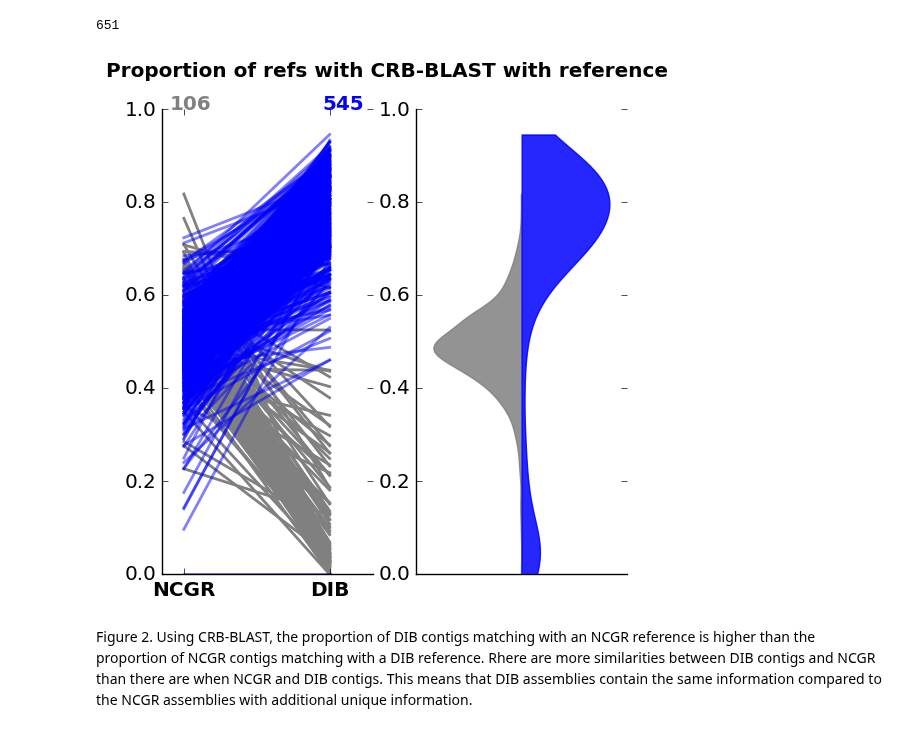
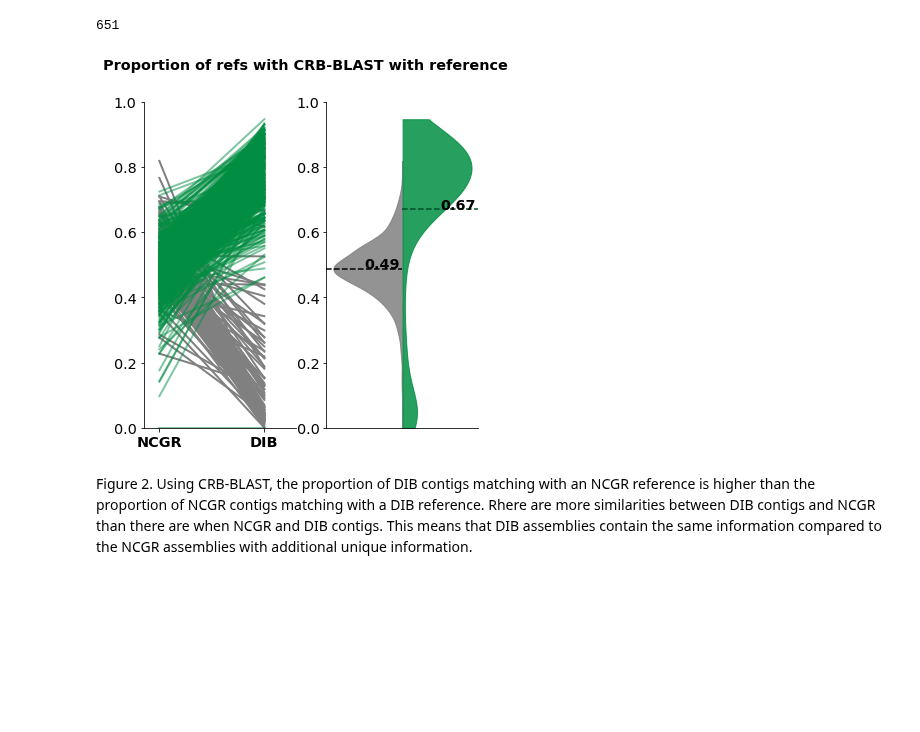
Before and after one commit to johnsolk/MMETSP, a Jupyter notebook: notebooks/Figure_2_Lisa.ipynb, the cells around one changed output. Drawn from its saved outputs; the diff is of its cells as text; code cells hidden in the pictures; blank space fills up the shorter version.

```diff
--- a/notebooks/Figure_2_Lisa.ipynb
+++ b/notebooks/Figure_2_Lisa.ipynb
@@ -31,7 +31,7 @@ len(ddd.intersection(ncnc))
 651
 # %%
 def scatter_diff(df1, df2, column, fig, ax, df1name = 'df1', df2name = 'df2',
-                 color1='gray', color2='blue', ymin=0, ymax=1, ypos=.95):
+                 color1='gray', color2='#018E42', ymin=0, ymax=1, ypos=.95):
     # plot scatter differences between two dfs with the same columns
     # create new df for data comparison
 
@@ -46,10 +46,11 @@ def scatter_diff(df1, df2, column, fig, ax, df1name = 'df1', df2name = 'df2',
                                                                           color = color1, lw=2)
     newdf.loc[newdf[df1name] <= newdf[df2name], [df1name, df2name]].T.plot(ax=ax, legend = False,
                                                                            color = color2, alpha = 0.5, lw=2)
-    ax.text(-.1, ypos, str(len(newdf.loc[newdf[df1name] > newdf[df2name]])),
-            color= color1, fontsize='x-large', fontweight='heavy')
-    ax.text(.95, ypos, str(len(newdf.loc[newdf[df1name] <= newdf[df2name]])),
-            color= color2, fontsize='x-large', fontweight='heavy')
+    # prints numbers higher in DIB or NCGR assemblies
+    #ax.text(-.1, ypos, str(len(newdf.loc[newdf[df1name] > newdf[df2name]])),
+            #color= color1, fontsize='x-large', fontweight='heavy')
+    #ax.text(.95, ypos, str(len(newdf.loc[newdf[df1name] <= newdf[df2name]])),
+            #color= color2, fontsize='x-large', fontweight='heavy')
 
     # aesthetics
     ax.set_xlim(-.15, 1.3)
@@ -63,7 +64,7 @@ def scatter_diff(df1, df2, column, fig, ax, df1name = 'df1', df2name = 'df2',
     return newdf, fig, ax
 
 
-def violin_split(df, col1, col2, fig, ax, color2='gray', color1='blue', ymin=0, ymax=1):
+def violin_split(df, col1, col2, fig, ax, color2='gray', color1='#018E42', ymin=0, ymax=1):
     #create split violine plots
     v1 = ax.violinplot(df[col1],
                    showmeans=False, showextrema=False, showmedians=False)
@@ -79,6 +80,16 @@ def violin_split(df, col1, col2, fig, ax, color2='gray', color1='blue', ymin=0,
         b.get_paths()[0].vertices[:, 0] = np.clip(b.get_paths()[0].vertices[:, 0], m, np.inf)
         b.set_color(color1)
         b.set_alpha(0.85)
+
+    [x1,x2]=ax.get_xlim()
+    #plot NCGR mean
+    ax.plot([0,1], [df[col1].mean()]*2,'--', color='black')
+    #plot DIB mean
+    ax.plot([1,2], [df[col2].mean()]*2, '--', color='#004F24')
+    ax.text(0.5+x1/2, df[col1].mean(), str(round(df[col1].mean(),2)), fontsize='x-large', fontweight='bold',multialignment='center')
+    ax.text(0.5+x2/2, df[col2].mean(), str(round(df[col2].mean(),2)), fontsize='x-large', fontweight='bold',multialignment='center')
+
+    ax.set_xlim(x1,x2)
     ax.set_xticks([])
     ax.set_ylim([ymin, ymax])
     ax.spines['top'].set_visible(False)
@@ -97,9 +108,10 @@ def create_plots(df1, df2, column, col_title, df1name = 'NCGR', df2name = 'DIB',
     return outdf, fig, ax
 # %%
 p_refs,fig, ax = create_plots(ncgr_transrate_nt,dib_transrate_nt, 'p_refs_with_CRBB', 'Proportion of refs with CRB-BLAST with reference',ymax=1, ypos=1)
-savefig('CRB-blast.png')
+
+fig.savefig('CRB-blast.pdf',bbox_inches="tight")
 # %% [output]
-[figure, old version]
+[figure, new version]
 # %% [markdown]
 Figure 2. Using CRB-BLAST, the proportion of DIB contigs matching with an NCGR reference is higher than the proportion of NCGR contigs matching with a DIB reference. Rhere are more similarities between DIB contigs and NCGR than there are when NCGR and DIB contigs. This means that DIB assemblies contain the same information compared to the NCGR assemblies with additional unique information.
 # %%
```
Also changed, not shown: parts of 1 cell of this notebook, 5 other files.
